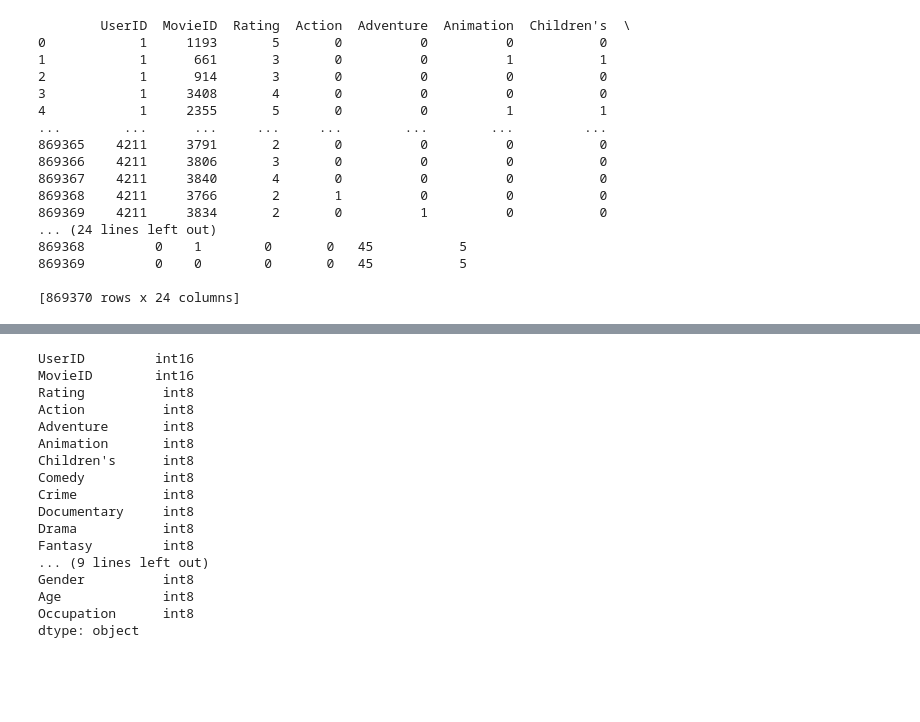
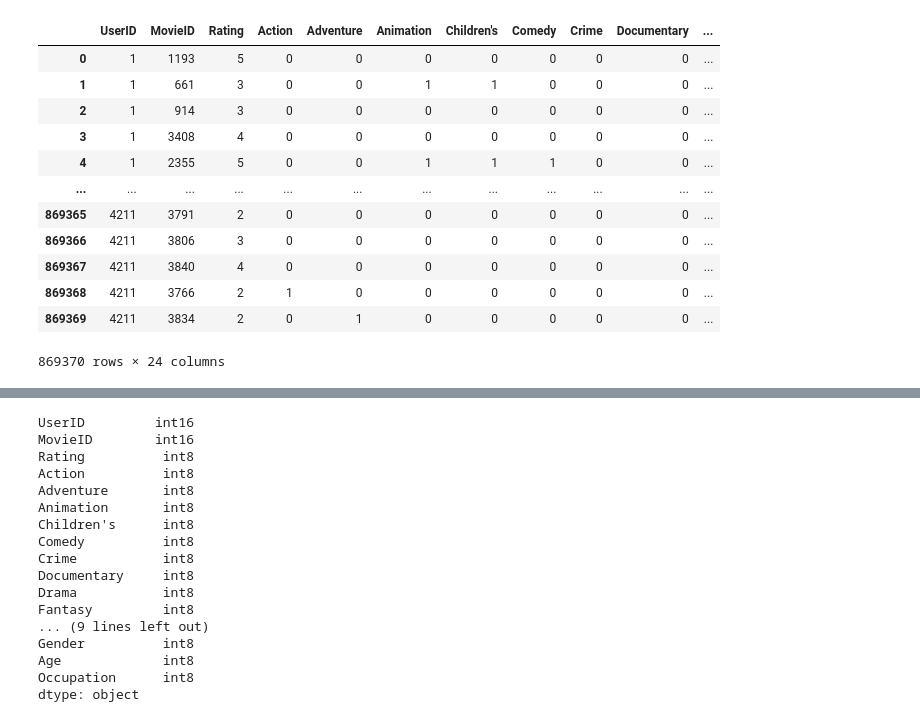
Before and after one commit to RecSys-The-Hood/MiniProject, a Jupyter notebook: SVD_Kmeans++Entire.ipynb, the cells around one changed output, grey strips where cells are left out. Drawn from its saved outputs; the diff is of its cells as text; code cells hidden in the pictures; blank space fills up the shorter version.

```diff
--- a/SVD_Kmeans++Entire.ipynb
+++ b/SVD_Kmeans++Entire.ipynb
@@ -12,27 +12,23 @@ def load_data(file_path):
 # %%
 file_path = "./EncodedCombined2.csv"  # Replace with your dataset file path
 data = load_data(file_path)
 
 avg_rating = load_data("./Genre_rating.csv")
 # Assuming the data matrix is constructed with users as rows and movies as columns
 dataMat = data# Exclude first column (user IDs)
 # data_matrix.drop(columns=["Zip-code","Title"],inplace=True)
-print(dataMat)
+dataMat
 # %% [output]
+|  | UserID | MovieID | Rating | Action | Adventure | Animation | Children's | Comedy | Crime | Documentary | ... |
+| 0 | 1 | 1193 | 5 | 0 | 0 | 0 | 0 | 0 | 0 | 0 | ... |
+| 1 | 1 | 661 | 3 | 0 | 0 | 1 | 1 | 0 | 0 | 0 | ... |
+| 2 | 1 | 914 | 3 | 0 | 0 | 0 | 0 | 0 | 0 | 0 | ... |
+| 3 | 1 | 3408 | 4 | 0 | 0 | 0 | 0 | 0 | 0 | 0 | ... |
+| 4 | 1 | 2355 | 5 | 0 | 0 | 1 | 1 | 1 | 0 | 0 | ... |
+| ... | ... | ... | ... | ... | ... | ... | ... | ... | ... | ... | ... |
+| 869365 | 4211 | 3791 | 2 | 0 | 0 | 0 | 0 | 0 | 0 | 0 | ... |
+| 869366 | 4211 | 3806 | 3 | 0 | 0 | 0 | 0 | 0 | 0 | 0 | ... |
+| 869367 | 4211 | 3840 | 4 | 0 | 0 | 0 | 0 | 0 | 0 | 0 | ... |
+| 869368 | 4211 | 3766 | 2 | 1 | 0 | 0 | 0 | 0 | 0 | 0 | ... |
+| 869369 | 4211 | 3834 | 2 | 0 | 1 | 0 | 0 | 0 | 0 | 0 | ... |
-        UserID  MovieID  Rating  Action  Adventure  Animation  Children's  \
-0            1     1193       5       0          0          0           0
-1            1      661       3       0          0          1           1
-2            1      914       3       0          0          0           0
-3            1     3408       4       0          0          0           0
-4            1     2355       5       0          0          1           1
-...        ...      ...     ...     ...        ...        ...         ...
-869365    4211     3791       2       0          0          0           0
-869366    4211     3806       3       0          0          0           0
-869367    4211     3840       4       0          0          0           0
-869368    4211     3766       2       1          0          0           0
-869369    4211     3834       2       0          1          0           0
-... (24 lines left out)
-869368         0    1        0       0   45           5
-869369         0    0        0       0   45           5
-
-[869370 rows x 24 columns]
+869370 rows × 24 columns
```
Also changed, not shown: parts of 19 cells of this notebook, 1 other file.
